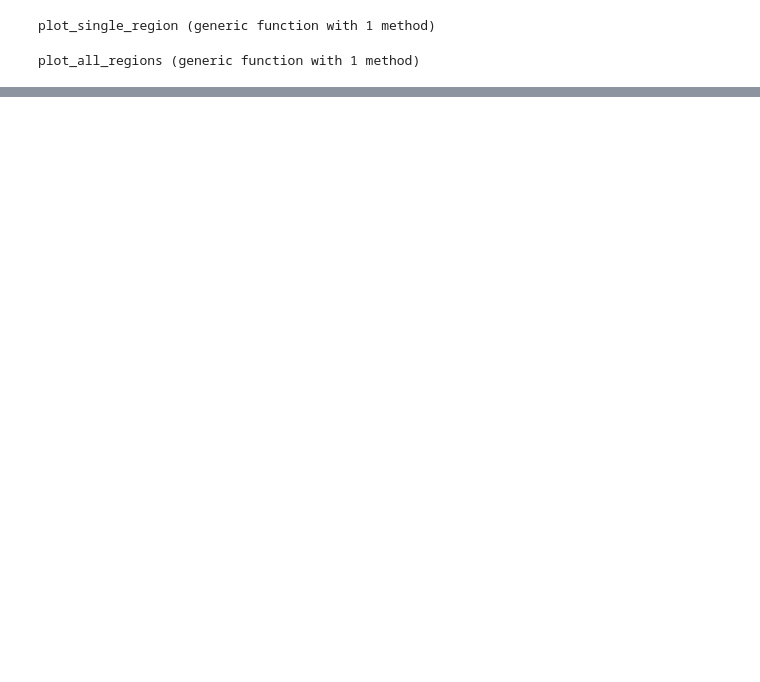
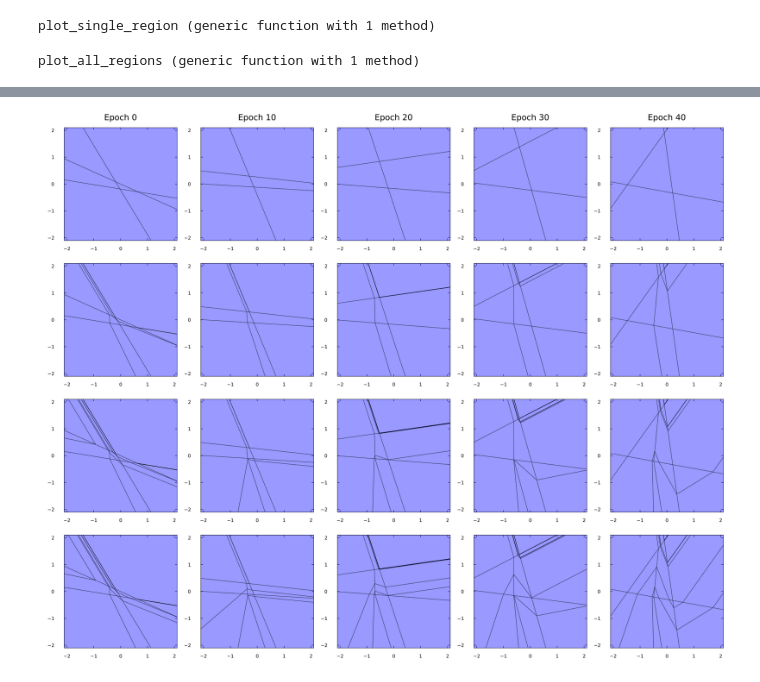
Before and after one commit to Johanmkr/WP1-Polyhedra, a Jupyter notebook: notebooks/test_julie.ipynb, the cells around one changed output, grey strips where cells are left out. Saved outputs shown, nothing was run; the diff lists cells and outputs as text; code cells hidden in the pictures; blank space fills up the shorter version.

```diff
--- a/notebooks/test_julie.ipynb
+++ b/notebooks/test_julie.ipynb
@@ -770,0 +789,6 @@ Region 354 | Unbounded: false | Natural Vol: 0.0 | Clipped Vol: 0.0
+# %%
+pruned_trees = Dict{Int, Any}()
+
+for epoch in epochs
+    pruned_trees[epoch] = prune_tree!(trees[epoch])
+end
@@ -770,0 +813,4 @@ Region 354 | Unbounded: false | Natural Vol: 0.0 | Clipped Vol: 0.0
+# %%
+plt = plot_epoch_layer_grid(pruned_trees, bound=2.1)
+# %% [output]
+[figure, added]
```
Also changed, not shown: parts of 14 cells of this notebook, 12 other files.
